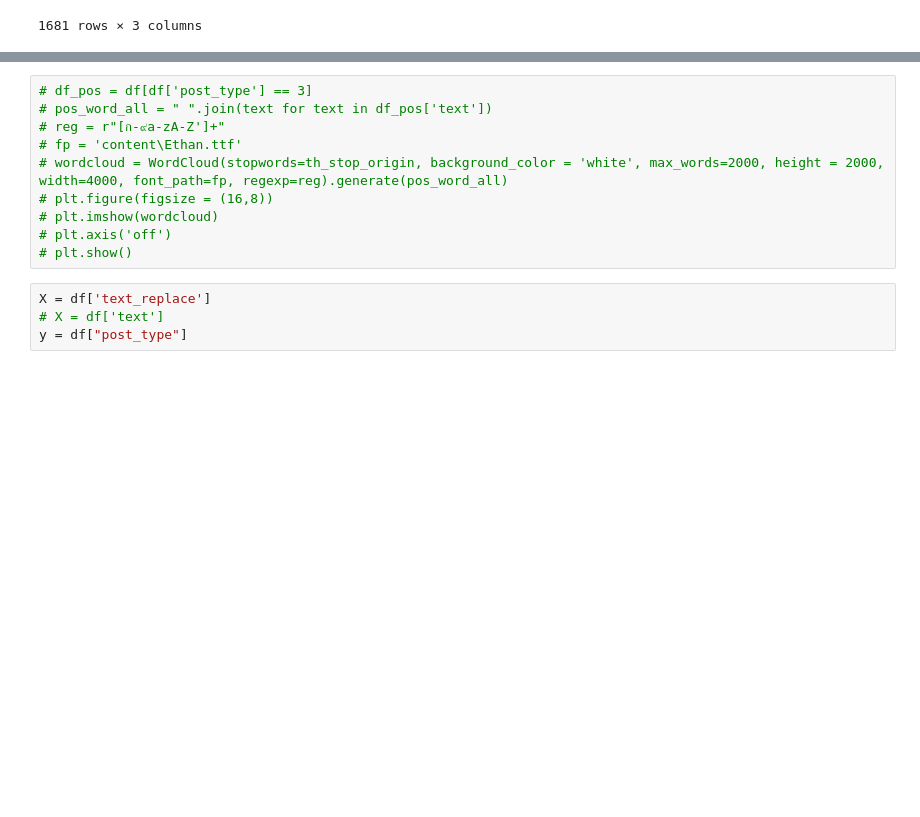
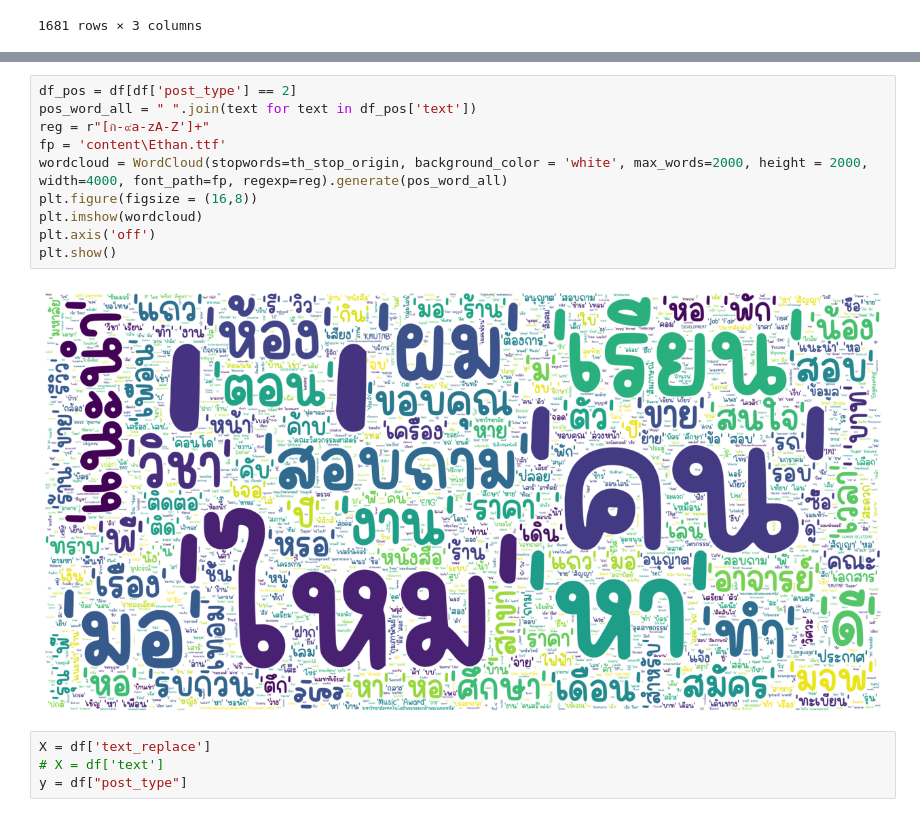
Before and after one commit to MolaOrangeFish/scrap_facebook_linux, a Jupyter notebook: prepare_dataset/train_model_sklearn.ipynb, the cells around one changed output, grey strips where cells are left out. Drawn from its saved outputs; the diff is of its cells as text; blank space fills up the shorter version.

```diff
--- a/prepare_dataset/train_model_sklearn.ipynb
+++ b/prepare_dataset/train_model_sklearn.ipynb
@@ -66,13 +68,15 @@ df
 # %%
-# df_pos = df[df['post_type'] == 3]
-# pos_word_all = " ".join(text for text in df_pos['text'])
-# reg = r"[ก-๙a-zA-Z']+"
-# fp = 'content\Ethan.ttf'
-# wordcloud = WordCloud(stopwords=th_stop_origin, background_color = 'white', max_words=2000, height = 2000, width=4000, font_path=fp, regexp=reg).generate(pos_word_all)
-# plt.figure(figsize = (16,8))
-# plt.imshow(wordcloud)
-# plt.axis('off')
-# plt.show()
+df_pos = df[df['post_type'] == 2]
+pos_word_all = " ".join(text for text in df_pos['text'])
+reg = r"[ก-๙a-zA-Z']+"
+fp = 'content\Ethan.ttf'
+wordcloud = WordCloud(stopwords=th_stop_origin, background_color = 'white', max_words=2000, height = 2000, width=4000, font_path=fp, regexp=reg).generate(pos_word_all)
+plt.figure(figsize = (16,8))
+plt.imshow(wordcloud)
+plt.axis('off')
+plt.show()
+# %% [output]
+[figure, added]
 # %%
 X = df['text_replace']
 # X = df['text']
```
Also changed, not shown: parts of 3 cells of this notebook.
